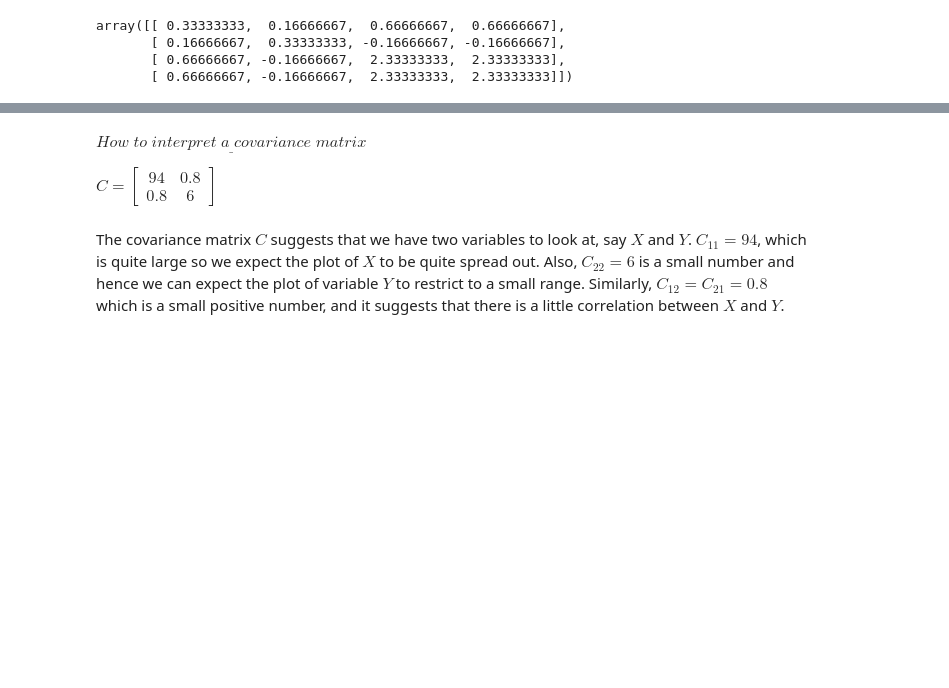
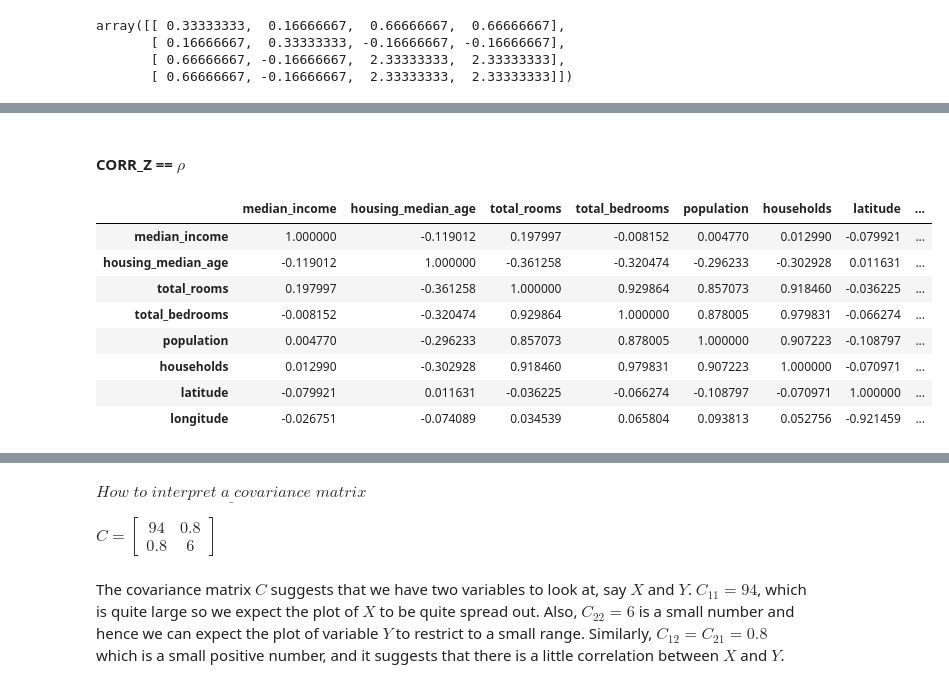
Before and after one commit to tlcod/JNotebooks, a Jupyter notebook: NB3/NB3_Dimention_Reduction.ipynb, the cells around one changed output, grey strips where cells are left out. Cells and saved outputs as stored; diff of their text form; code cells hidden in the pictures; blank space fills up the shorter version.

```diff
--- a/NB3/NB3_Dimention_Reduction.ipynb
+++ b/NB3/NB3_Dimention_Reduction.ipynb
@@ -227,3 +232,17 @@ np.cov(X)
 array([[ 0.33333333,  0.5       ,  0.16666667],
        [ 0.5       ,  1.58333333, -1.08333333],
        [ 0.16666667, -1.08333333,  2.25      ]])
+# %%
+import pandas as pd
+
+df = pd.read_csv("house.csv", header=None, names=["median_house_value",
+                                                  "median_income",
+                                                  "housing_median_age",
+                                                  "total_rooms",
+                                                  "total_bedrooms",
+                                                  "population",
+                                                  "households",
+                                                  "latitude",
+                                                  "longitude"])
+df = df[df.columns[1:]]
+df.head()
@@ -308,0 +347,13 @@ array([[ 0.33333333,  0.16666667,  0.66666667,  0.66666667],
+# %%
+def standardize(v):
+    mean_v = np.mean(v)
+    std_v = np.std(v)
+    z_v = np.array([(v_val - mean_v) / std_v for v_val in v.tolist()])
+    return z_v
+
+def get_standardized_matrix(df):
+    cols = df.columns
+    Z = pd.DataFrame(columns=cols)
+    for c in cols:
+       Z[c] = standardize(df[c])
+    return Z
@@ -308,0 +371,2 @@ array([[ 0.33333333,  0.16666667,  0.66666667,  0.66666667],
+# %% [markdown]
+#### CORR_Z == ${\rho}$
@@ -308,0 +375,12 @@ array([[ 0.33333333,  0.16666667,  0.66666667,  0.66666667],
+# %%
+CORR_Z
+# %% [output]
+|  | median_income | housing_median_age | total_rooms | total_bedrooms | population | households | latitude | ... |
+| median_income | 1.000000 | -0.119012 | 0.197997 | -0.008152 | 0.004770 | 0.012990 | -0.079921 | ... |
+| housing_median_age | -0.119012 | 1.000000 | -0.361258 | -0.320474 | -0.296233 | -0.302928 | 0.011631 | ... |
+| total_rooms | 0.197997 | -0.361258 | 1.000000 | 0.929864 | 0.857073 | 0.918460 | -0.036225 | ... |
+| total_bedrooms | -0.008152 | -0.320474 | 0.929864 | 1.000000 | 0.878005 | 0.979831 | -0.066274 | ... |
+| population | 0.004770 | -0.296233 | 0.857073 | 0.878005 | 1.000000 | 0.907223 | -0.108797 | ... |
+| households | 0.012990 | -0.302928 | 0.918460 | 0.979831 | 0.907223 | 1.000000 | -0.070971 | ... |
+| latitude | -0.079921 | 0.011631 | -0.036225 | -0.066274 | -0.108797 | -0.070971 | 1.000000 | ... |
+| longitude | -0.026751 | -0.074089 | 0.034539 | 0.065804 | 0.093813 | 0.052756 | -0.921459 | ... |
```
Also changed, not shown: parts of 33 cells of this notebook, 3 other files.
